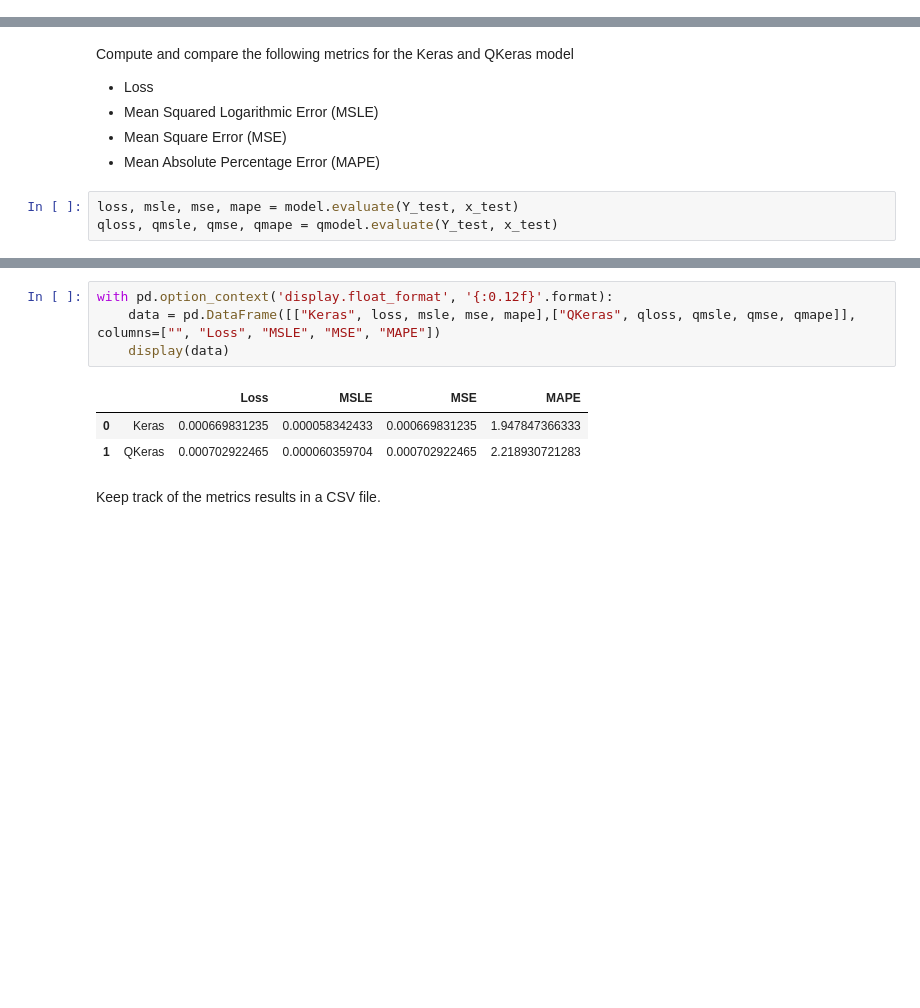
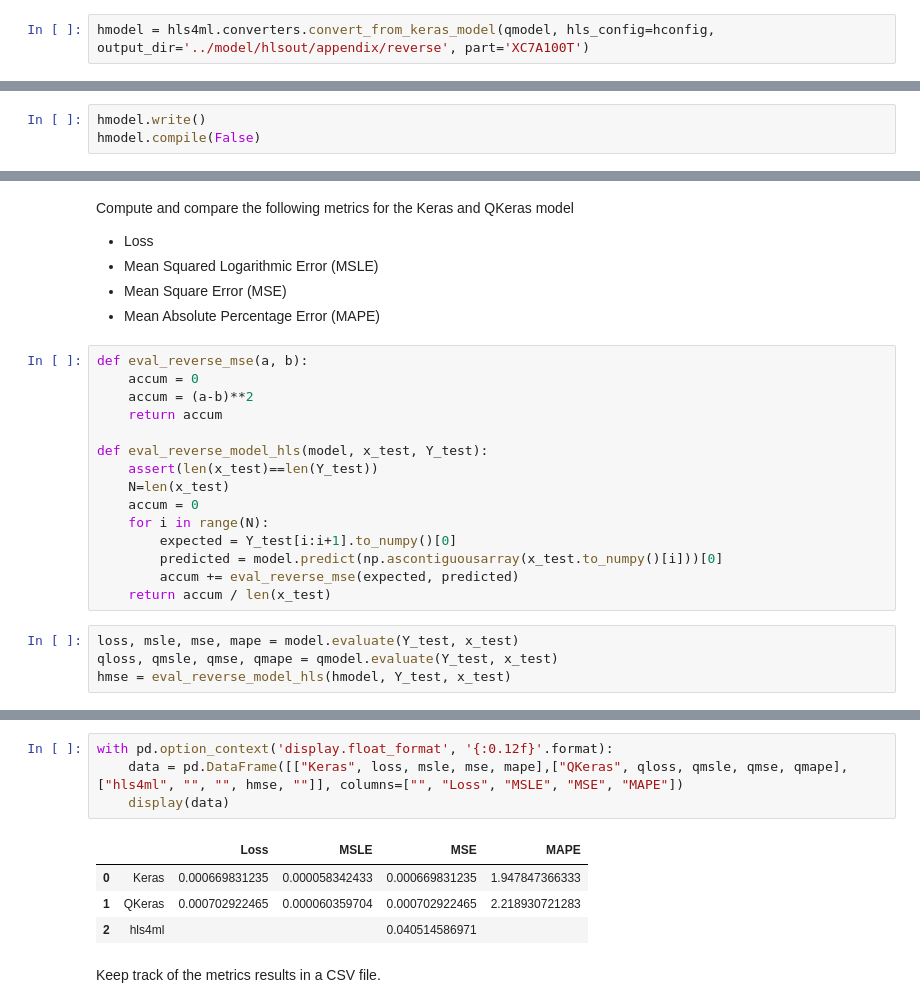
Before and after one commit to fastmachinelearning/ml4quantum-release, a Jupyter notebook: src/appendix.ipynb, the cells around one changed output, grey strips where cells are left out. Drawn from its saved outputs; the diff is of its cells as text; blank space fills up the shorter version.

```diff
--- a/src/01_train_model_appendix.ipynb
+++ b/src/appendix.ipynb
@@ -503,0 +563,2 @@ else:
+# %%
+hmodel = hls4ml.converters.convert_from_keras_model(qmodel, hls_config=hconfig, output_dir='../model/hlsout/appendix/reverse', part='XC7A100T')
@@ -503,0 +583,3 @@ else:
+# %%
+hmodel.write()
+hmodel.compile(False)
@@ -509,7 +594,23 @@ Compute and compare the following metrics for the Keras and QKeras model
 - Mean Squared Logarithmic Error (MSLE)
 - Mean Square Error (MSE)
 - Mean Absolute Percentage Error (MAPE)
+# %%
+def eval_reverse_mse(a, b):
+    accum = 0
+    accum = (a-b)**2
+    return accum
+
+def eval_reverse_model_hls(model, x_test, Y_test):
+    assert(len(x_test)==len(Y_test))
+    N=len(x_test)
+    accum = 0
+    for i in range(N):
+        expected = Y_test[i:i+1].to_numpy()[0]
+        predicted = model.predict(np.ascontiguousarray(x_test.to_numpy()[i]))[0]
+        accum += eval_reverse_mse(expected, predicted)
+    return accum / len(x_test)
 # %%
 loss, msle, mse, mape = model.evaluate(Y_test, x_test)
 qloss, qmsle, qmse, qmape = qmodel.evaluate(Y_test, x_test)
+hmse = eval_reverse_model_hls(hmodel, Y_test, x_test)
 # %% [output]
@@ -518,11 +619,12 @@ qloss, qmsle, qmse, qmape = qmodel.evaluate(Y_test, x_test)
 # %%
 with pd.option_context('display.float_format', '{:0.12f}'.format):
-    data = pd.DataFrame([["Keras", loss, msle, mse, mape],["QKeras", qloss, qmsle, qmse, qmape]], columns=["", "Loss", "MSLE", "MSE", "MAPE"])
+    data = pd.DataFrame([["Keras", loss, msle, mse, mape],["QKeras", qloss, qmsle, qmse, qmape],["hls4ml", "", "", hmse, ""]], columns=["", "Loss", "MSLE", "MSE", "MAPE"])
     display(data)
 # %% [output]
 |  |  | Loss | MSLE | MSE | MAPE |
 | 0 | Keras | 0.000669831235 | 0.000058342433 | 0.000669831235 | 1.947847366333 |
 | 1 | QKeras | 0.000702922465 | 0.000060359704 | 0.000702922465 | 2.218930721283 |
+| 2 | hls4ml |  |  | 0.040514586971 |  |
 # %% [markdown]
 Keep track of the metrics results in a CSV file.
 # %%
```
Also changed, not shown: parts of 42 cells of this notebook.
